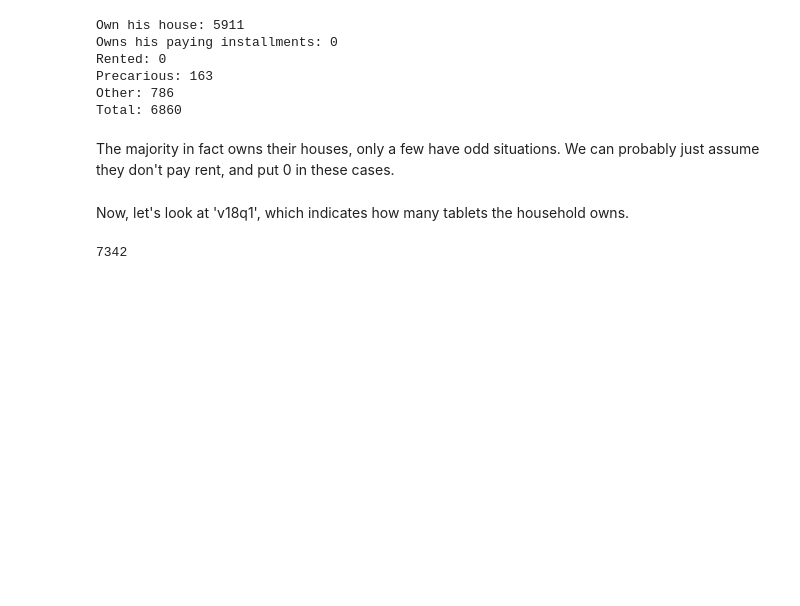
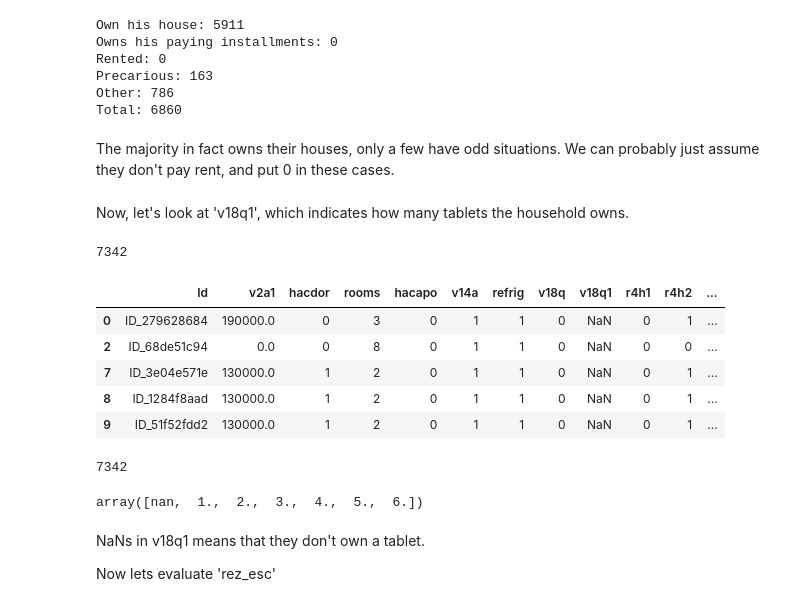
Before and after one commit to jchudb93/kaggle-costa-rican-household, a Jupyter notebook: notebooks/JC-01-EDA.ipynb, the cells around one changed output. Drawn from its saved outputs; the diff is of its cells as text; code cells hidden in the pictures; blank space fills up the shorter version.

```diff
--- a/notebooks/JC-01-EDA.ipynb
+++ b/notebooks/JC-01-EDA.ipynb
@@ -301,3 +301,25 @@ Now, let's look at 'v18q1', which indicates how many tablets the household owns.
 data['v18q1'].isna().sum()
 # %% [output]
 7342
+# %%
+tablet_nan = data[data['v18q1'].isnull()]
+tablet_nan.head()
+# %% [output]
+|  | Id | v2a1 | hacdor | rooms | hacapo | v14a | refrig | v18q | v18q1 | r4h1 | r4h2 | ... |
+| 0 | ID_279628684 | 190000.0 | 0 | 3 | 0 | 1 | 1 | 0 | NaN | 0 | 1 | ... |
+| 2 | ID_68de51c94 | 0.0 | 0 | 8 | 0 | 1 | 1 | 0 | NaN | 0 | 0 | ... |
+| 7 | ID_3e04e571e | 130000.0 | 1 | 2 | 0 | 1 | 1 | 0 | NaN | 0 | 1 | ... |
+| 8 | ID_1284f8aad | 130000.0 | 1 | 2 | 0 | 1 | 1 | 0 | NaN | 0 | 1 | ... |
+| 9 | ID_51f52fdd2 | 130000.0 | 1 | 2 | 0 | 1 | 1 | 0 | NaN | 0 | 1 | ... |
+# %%
+tablet_nan[tablet_nan['v18q']==0]['Id'].count()
+# %% [output]
+7342
+# %%
+data['v18q1'].unique()
+# %% [output]
+array([nan,  1.,  2.,  3.,  4.,  5.,  6.])
+# %% [markdown]
+NaNs in v18q1 means that they don't own a tablet.
+
+Now lets evaluate 'rez_esc'
```
Also changed, not shown: parts of 19 cells of this notebook, 2 other files.
